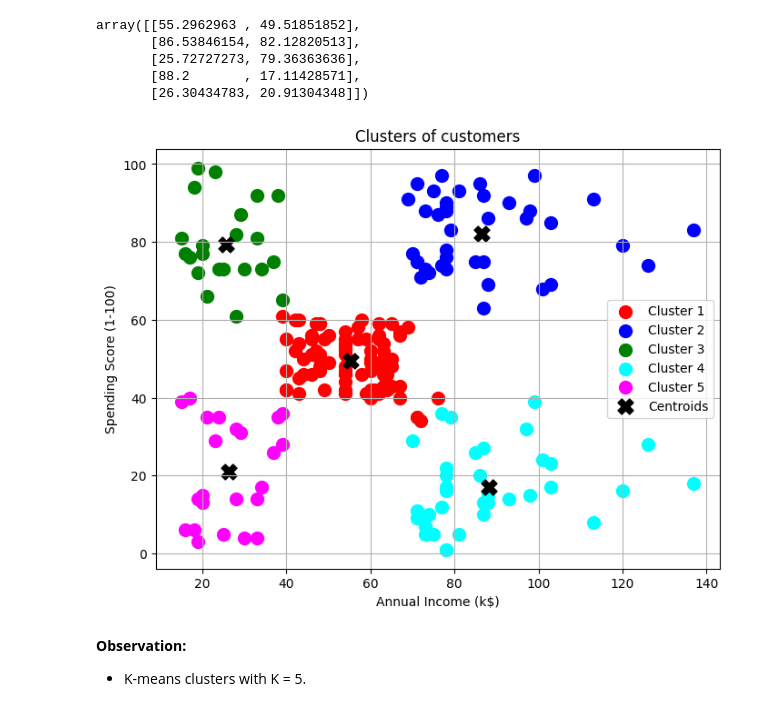
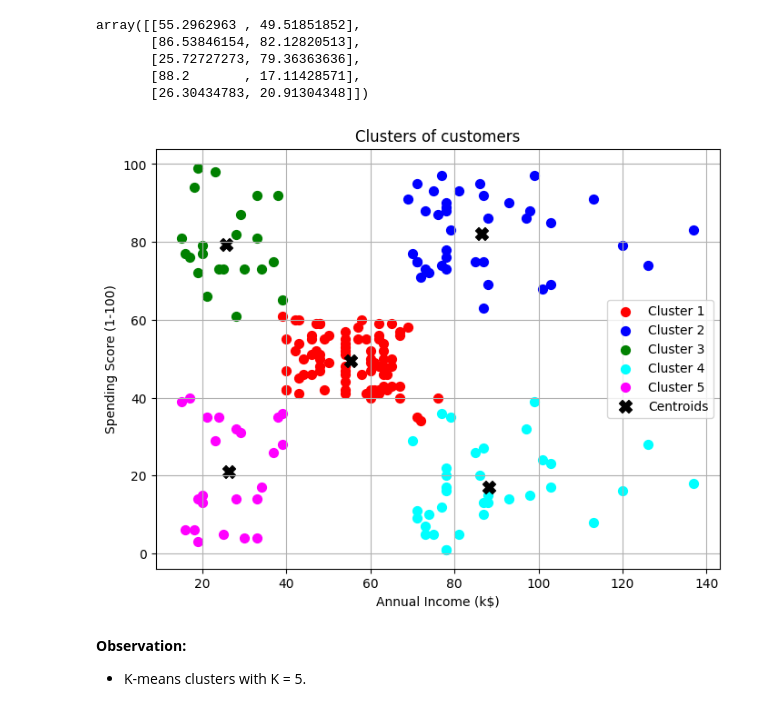
Before and after one commit to aninditadash/Introduction_to_machine_learning, a Jupyter notebook: unsupervised_learning/1.Unsupervised_Learning_Algorithms.ipynb, the cells around one changed output. Drawn from its saved outputs; the diff is of its cells as text; code cells hidden in the pictures.

```diff
--- a/unsupervised_learning/1.Unsupervised_Learning_Algorithms.ipynb
+++ b/unsupervised_learning/1.Unsupervised_Learning_Algorithms.ipynb
@@ -418,20 +418,20 @@ array([[55.2962963 , 49.51851852],
 # %%
 # Visualize the clusters
 plt.figure(figsize=(8, 6))
-plt.scatter(X_arr[y_kmeans == 0, 0], X_arr[y_kmeans == 0, 1], s=100, c='red', label='Cluster 1')
-plt.scatter(X_arr[y_kmeans == 1, 0], X_arr[y_kmeans == 1, 1], s=100, c='blue', label='Cluster 2')
-plt.scatter(X_arr[y_kmeans == 2, 0], X_arr[y_kmeans == 2, 1], s=100, c='green', label='Cluster 3')
-plt.scatter(X_arr[y_kmeans == 3, 0], X_arr[y_kmeans == 3, 1], s=100, c='cyan', label='Cluster 4')
-plt.scatter(X_arr[y_kmeans == 4, 0], X_arr[y_kmeans == 4, 1], s=100, c='magenta', label='Cluster 5')
-plt.scatter(model_2.cluster_centers_[:, 0], model_2.cluster_centers_[:, 1], s=150, marker='X', c='black', label='Centroids')
+plt.scatter(X_arr[y_kmeans == 0, 0], X_arr[y_kmeans == 0, 1], s=50, c='red', label='Cluster 1')
+plt.scatter(X_arr[y_kmeans == 1, 0], X_arr[y_kmeans == 1, 1], s=50, c='blue', label='Cluster 2')
+plt.scatter(X_arr[y_kmeans == 2, 0], X_arr[y_kmeans == 2, 1], s=50, c='green', label='Cluster 3')
+plt.scatter(X_arr[y_kmeans == 3, 0], X_arr[y_kmeans == 3, 1], s=50, c='cyan', label='Cluster 4')
+plt.scatter(X_arr[y_kmeans == 4, 0], X_arr[y_kmeans == 4, 1], s=50, c='magenta', label='Cluster 5')
+plt.scatter(model_2.cluster_centers_[:, 0], model_2.cluster_centers_[:, 1], s=100, marker='X', c='black', label='Centroids')
 plt.title('Clusters of customers')
 plt.xlabel('Annual Income (k$)')
 plt.ylabel('Spending Score (1-100)')
 plt.legend()
 plt.grid(True)
 plt.show()
 # %% [output]
-[figure, old version]
+[figure, new version]
 # %% [markdown]
 __Observation:__
 - K-means clusters with K = 5.
```
Also changed, not shown: parts of 2 cells of this notebook.
